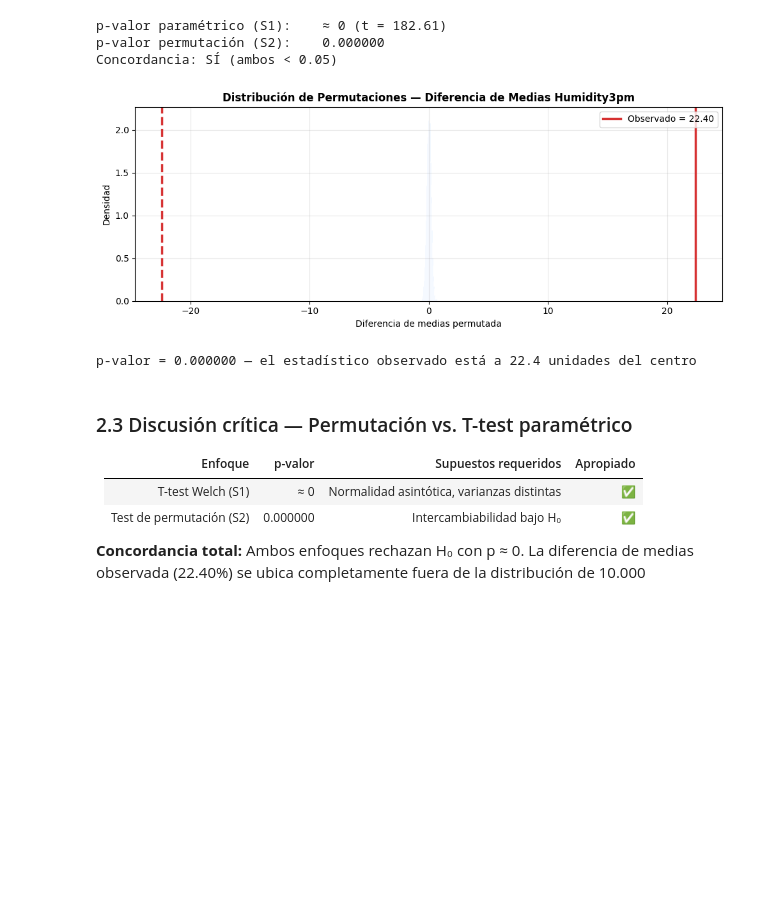
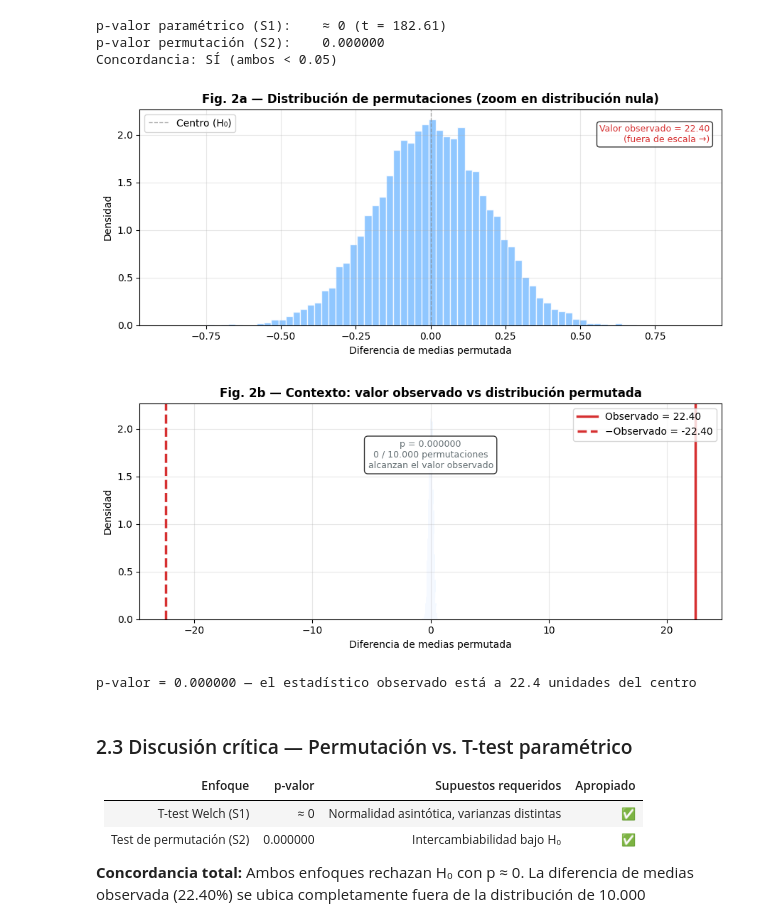
Before and after one commit to ademirortiz-spec/Estad-stica-computacional-Grupo-9, a Jupyter notebook: Notebook/S2/Estadisticas_computacionales_S2.ipynb, the cells around one changed output. Saved outputs shown, nothing was run; the diff lists cells and outputs as text; code cells hidden in the pictures; blank space fills up the shorter version.

```diff
--- a/Notebook/S2/Estadisticas_computacionales_S2.ipynb
+++ b/Notebook/S2/Estadisticas_computacionales_S2.ipynb
@@ -326,21 +356,47 @@ p-valor paramétrico (S1):    ≈ 0 (t = 182.61)
 p-valor permutación (S2):    0.000000
 Concordancia: SÍ (ambos < 0.05)
 # %%
-# Visualización distribución de permutaciones
-fig, ax = plt.subplots(figsize=(10, 4))
-ax.hist(perm_diffs, bins=60, color='#74b9ff', edgecolor='white', alpha=0.8, density=True)
-ax.axvline(obs_diff,   color='#d63031', lw=2.5, label=f'Observado = {obs_diff:.2f}')
-ax.axvline(-obs_diff,  color='#d63031', lw=2.5, ls='--')
-ax.set_title('Distribución de Permutaciones — Diferencia de Medias Humidity3pm', fontweight='bold')
-ax.set_xlabel('Diferencia de medias permutada')
-ax.set_ylabel('Densidad')
-ax.legend()
-ax.grid(True, alpha=0.3)
+# Visualización permutaciones — dos figuras
+
+# Fig 2a: zoom — distribución real de las 10.000 permutaciones
+fig_a, ax_a = plt.subplots(figsize=(9, 4))
+ax_a.hist(perm_diffs, bins=60, color='#74b9ff', edgecolor='white', alpha=0.8, density=True)
+margin = max(abs(perm_diffs.min()), abs(perm_diffs.max())) * 1.3
+ax_a.set_xlim(-margin, margin)
+ax_a.axvline(0, color='gray', lw=1, ls='--', alpha=0.6, label='Centro (H₀)')
+ax_a.set_title('Fig. 2a — Distribución de permutaciones (zoom en distribución nula)', fontweight='bold')
+ax_a.set_xlabel('Diferencia de medias permutada')
+ax_a.set_ylabel('Densidad')
+ax_a.legend()
+ax_a.grid(True, alpha=0.3)
+ax_a.text(0.98, 0.93,
+          f'Valor observado = {obs_diff:.2f}\n(fuera de escala →)',
+          transform=ax_a.transAxes, ha='right', va='top', fontsize=9,
+          color='#d63031', bbox=dict(boxstyle='round,pad=0.3', fc='white', alpha=0.8))
 plt.tight_layout()
 plt.show()
+
+# Fig 2b: escala completa — contexto del valor observado vs distribución
+fig_b, ax_b = plt.subplots(figsize=(9, 4))
+ax_b.hist(perm_diffs, bins=60, color='#74b9ff', edgecolor='white', alpha=0.8, density=True)
+ax_b.axvline( obs_diff, color='#d63031', lw=2.5, label=f'Observado = {obs_diff:.2f}')
+ax_b.axvline(-obs_diff, color='#d63031', lw=2.5, ls='--', label=f'−Observado = {-obs_diff:.2f}')
+ax_b.set_title('Fig. 2b — Contexto: valor observado vs distribución permutada', fontweight='bold')
+ax_b.set_xlabel('Diferencia de medias permutada')
+ax_b.set_ylabel('Densidad')
+ax_b.legend()
+ax_b.grid(True, alpha=0.3)
+ax_b.text(0.5, 0.7,
+          f'p = {p_permutacion:.6f}\n0 / 10.000 permutaciones\nalcanzan el valor observado',
+          transform=ax_b.transAxes, ha='center', fontsize=9, color='#636e72',
+          bbox=dict(boxstyle='round,pad=0.4', fc='white', alpha=0.8))
+plt.tight_layout()
+plt.show()
+
 print(f'p-valor = {p_permutacion:.6f} — el estadístico observado está a {obs_diff:.1f} unidades del centro')
 # %% [output]
-[figure, old version]
+[figure, new version]
+[figure, added]
 p-valor = 0.000000 — el estadístico observado está a 22.4 unidades del centro
 # %% [markdown]
 ### 2.3 Discusión crítica — Permutación vs. T-test paramétrico
```
Also changed, not shown: parts of 17 cells of this notebook.
